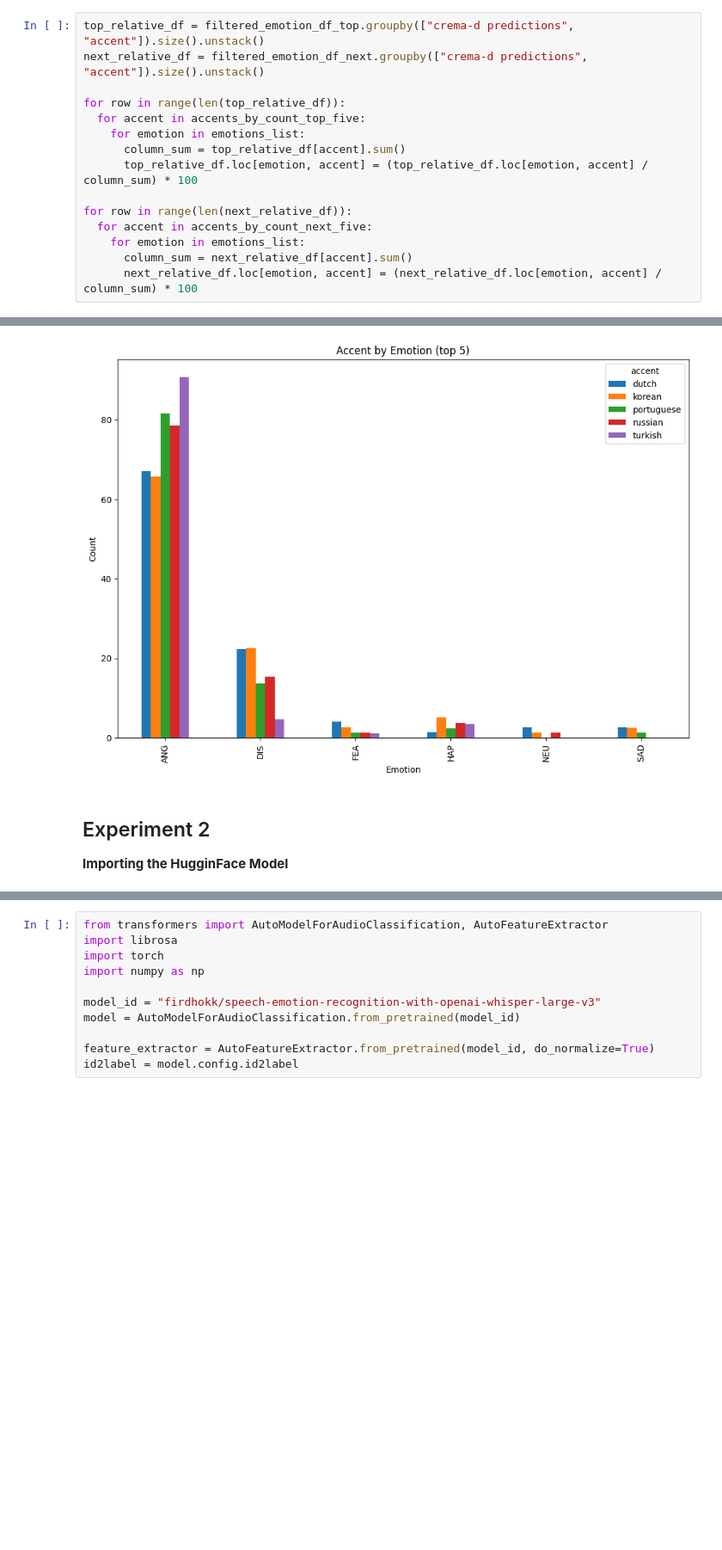
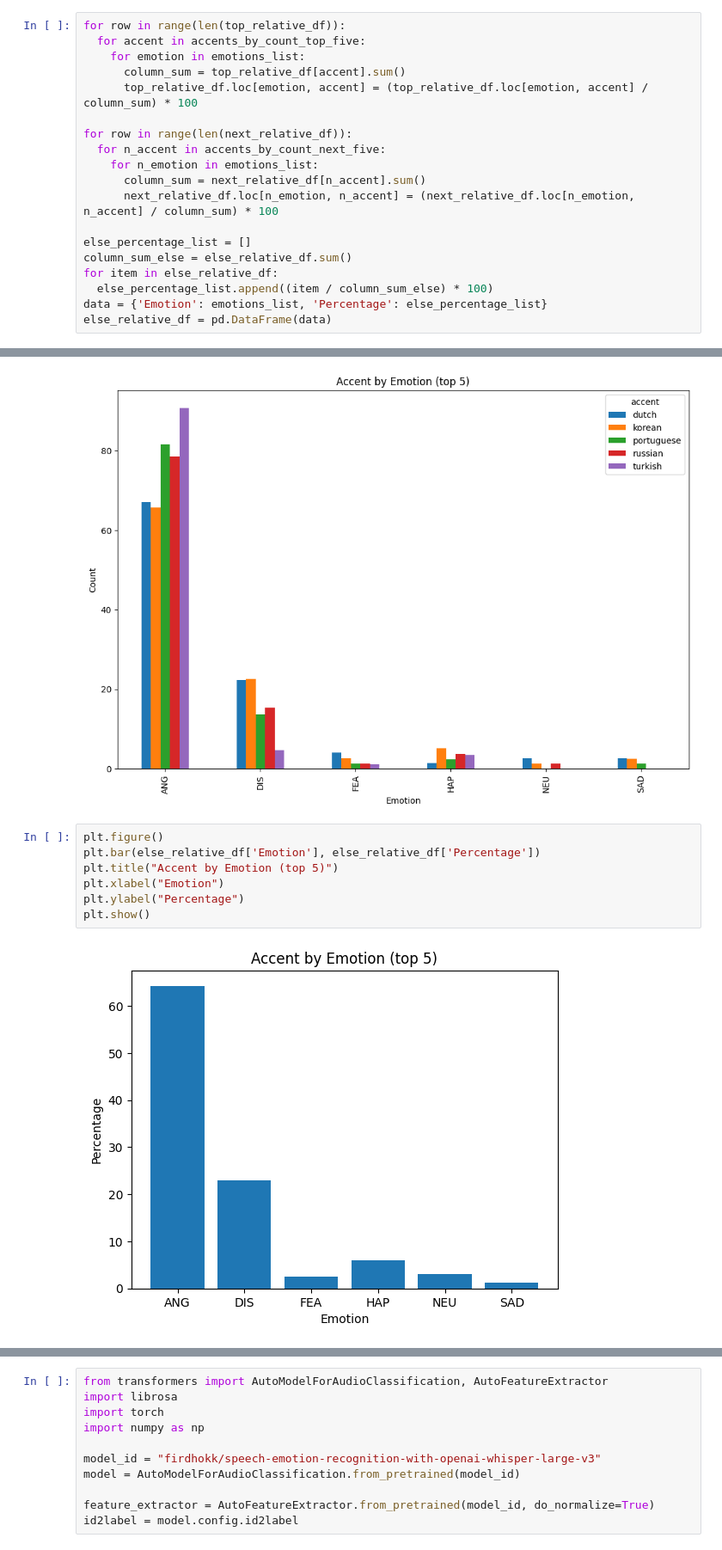
Before and after one commit to SleepDeprived3/Bias-in-Emotion-Recognition, a Jupyter notebook: preliminary_report/EmotionRecognitionOnAccents.ipynb, the cells around one changed output, grey strips where cells are left out. Shown: that part at 86% size. Saved outputs shown, nothing was run; the diff lists cells and outputs as text; blank space fills up the shorter version.

```diff
--- a/preliminary_report/EmotionRecognitionOnAccents.ipynb
+++ b/preliminary_report/EmotionRecognitionOnAccents.ipynb
@@ -425,7 +526,4 @@ plt.show()
 # %%
-top_relative_df = filtered_emotion_df_top.groupby(["crema-d predictions", "accent"]).size().unstack()
-next_relative_df = filtered_emotion_df_next.groupby(["crema-d predictions", "accent"]).size().unstack()
-
 for row in range(len(top_relative_df)):
   for accent in accents_by_count_top_five:
     for emotion in emotions_list:
@@ -433,7 +531,14 @@ for row in range(len(top_relative_df)):
       top_relative_df.loc[emotion, accent] = (top_relative_df.loc[emotion, accent] / column_sum) * 100
 
 for row in range(len(next_relative_df)):
-  for accent in accents_by_count_next_five:
-    for emotion in emotions_list:
-      column_sum = next_relative_df[accent].sum()
-      next_relative_df.loc[emotion, accent] = (next_relative_df.loc[emotion, accent] / column_sum) * 100
+  for n_accent in accents_by_count_next_five:
+    for n_emotion in emotions_list:
+      column_sum = next_relative_df[n_accent].sum()
+      next_relative_df.loc[n_emotion, n_accent] = (next_relative_df.loc[n_emotion, n_accent] / column_sum) * 100
+
+else_percentage_list = []
+column_sum_else = else_relative_df.sum()
+for item in else_relative_df:
+  else_percentage_list.append((item / column_sum_else) * 100)
+data = {'Emotion': emotions_list, 'Percentage': else_percentage_list}
+else_relative_df = pd.DataFrame(data)
@@ -468,6 +562,12 @@ plt.show()
 # %% [output]
 <Figure size 640x480 with 0 Axes>
 [figure]
-# %% [markdown]
-## Experiment 2
-**Importing the HugginFace Model**
+# %%
+plt.figure()
+plt.bar(else_relative_df['Emotion'], else_relative_df['Percentage'])
+plt.title("Accent by Emotion (top 5)")
+plt.xlabel("Emotion")
+plt.ylabel("Percentage")
+plt.show()
+# %% [output]
+[figure, added]
```
Also changed, not shown: parts of 33 cells of this notebook.
